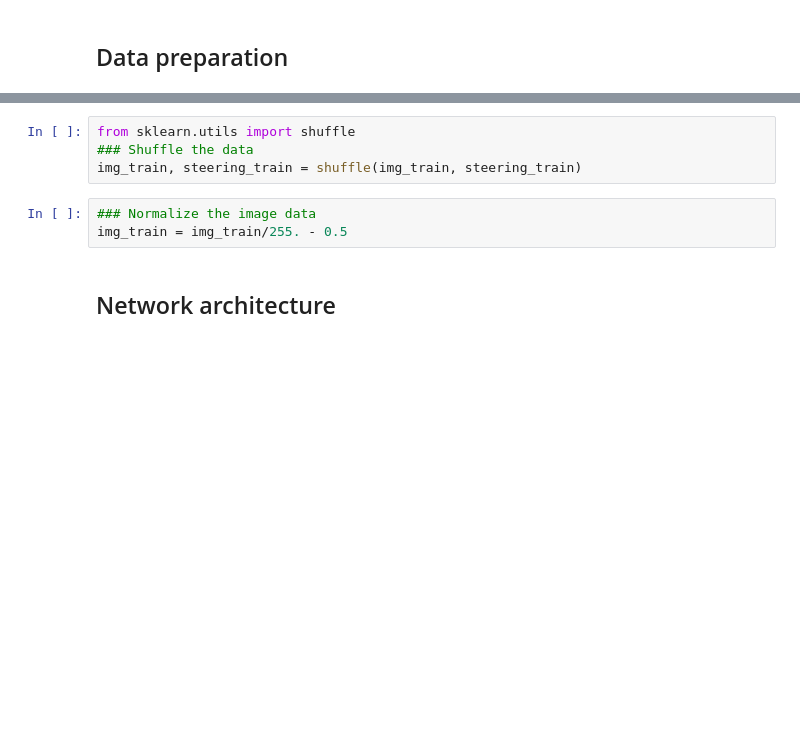
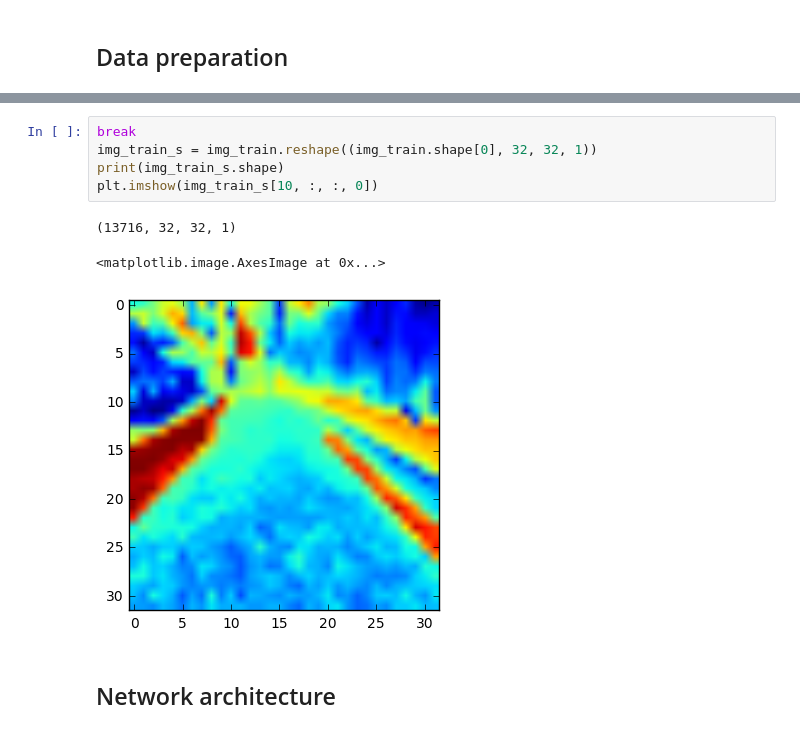
Before and after one commit to apereiral/Behavioral-Cloning-Project, a Jupyter notebook: behavioral-cloning-notebook.ipynb, the cells around one changed output, grey strips where cells are left out. Drawn from its saved outputs; the diff is of its cells as text; blank space fills up the shorter version.

```diff
--- a/behavioral-cloning-notebook.ipynb
+++ b/behavioral-cloning-notebook.ipynb
@@ -143,13 +276,15 @@ else:
         raise
 # %% [output]
 Pickling...
-# %%
-from sklearn.utils import shuffle
-### Shuffle the data
-img_train, steering_train = shuffle(img_train, steering_train)
-# %%
-### Normalize the image data
-img_train = img_train/255. - 0.5
+# %%
+break
+img_train_s = img_train.reshape((img_train.shape[0], 32, 32, 1))
+print(img_train_s.shape)
+plt.imshow(img_train_s[10, :, :, 0])
+# %% [output]
+(13716, 32, 32, 1)
+<matplotlib.image.AxesImage at 0x...>
+[figure, added]
 # %% [markdown]
 ## Network architecture
 # %%
```
Also changed, not shown: parts of 49 cells of this notebook, 3 other files.
